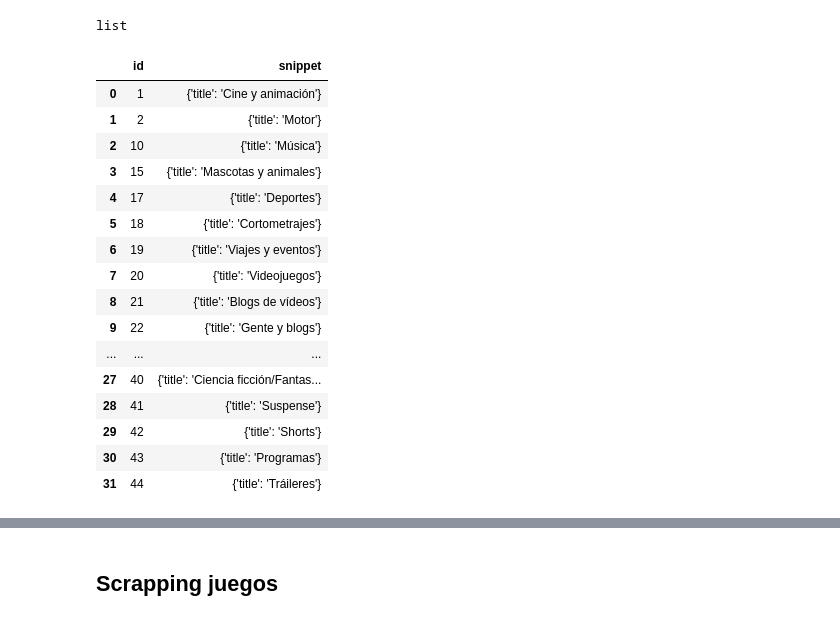
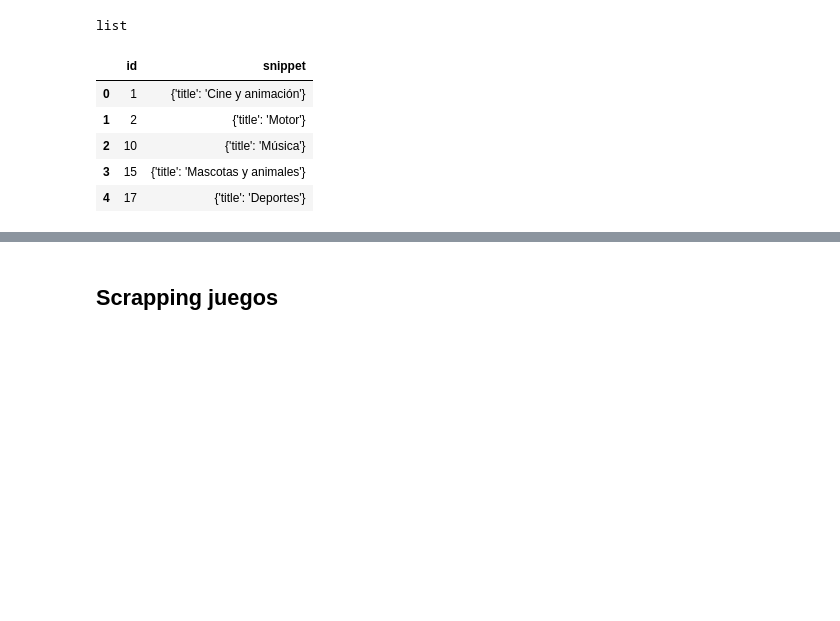
Before and after one commit to giottomillan/project_gamers, a Jupyter notebook: src/data_clean.ipynb, the cells around one changed output, grey strips where cells are left out. Saved outputs shown, nothing was run; the diff lists cells and outputs as text; code cells hidden in the pictures; blank space fills up the shorter version.

```diff
--- a/src/data_clean.ipynb
+++ b/src/data_clean.ipynb
@@ -389,23 +362,12 @@ list
 # %%
 video = pd.DataFrame(video_categories)
 # %%
-video
+video.head()
 # %% [output]
 |  | id | snippet |
 | 0 | 1 | {'title': 'Cine y animación'} |
 | 1 | 2 | {'title': 'Motor'} |
 | 2 | 10 | {'title': 'Música'} |
 | 3 | 15 | {'title': 'Mascotas y animales'} |
 | 4 | 17 | {'title': 'Deportes'} |
-| 5 | 18 | {'title': 'Cortometrajes'} |
-| 6 | 19 | {'title': 'Viajes y eventos'} |
-| 7 | 20 | {'title': 'Videojuegos'} |
-| 8 | 21 | {'title': 'Blogs de vídeos'} |
-| 9 | 22 | {'title': 'Gente y blogs'} |
-| ... | ... | ... |
-| 27 | 40 | {'title': 'Ciencia ficción/Fantas... |
-| 28 | 41 | {'title': 'Suspense'} |
-| 29 | 42 | {'title': 'Shorts'} |
-| 30 | 43 | {'title': 'Programas'} |
-| 31 | 44 | {'title': 'Tráileres'} |
 # %%
```
Also changed, not shown: parts of 17 cells of this notebook, 3 other files.
